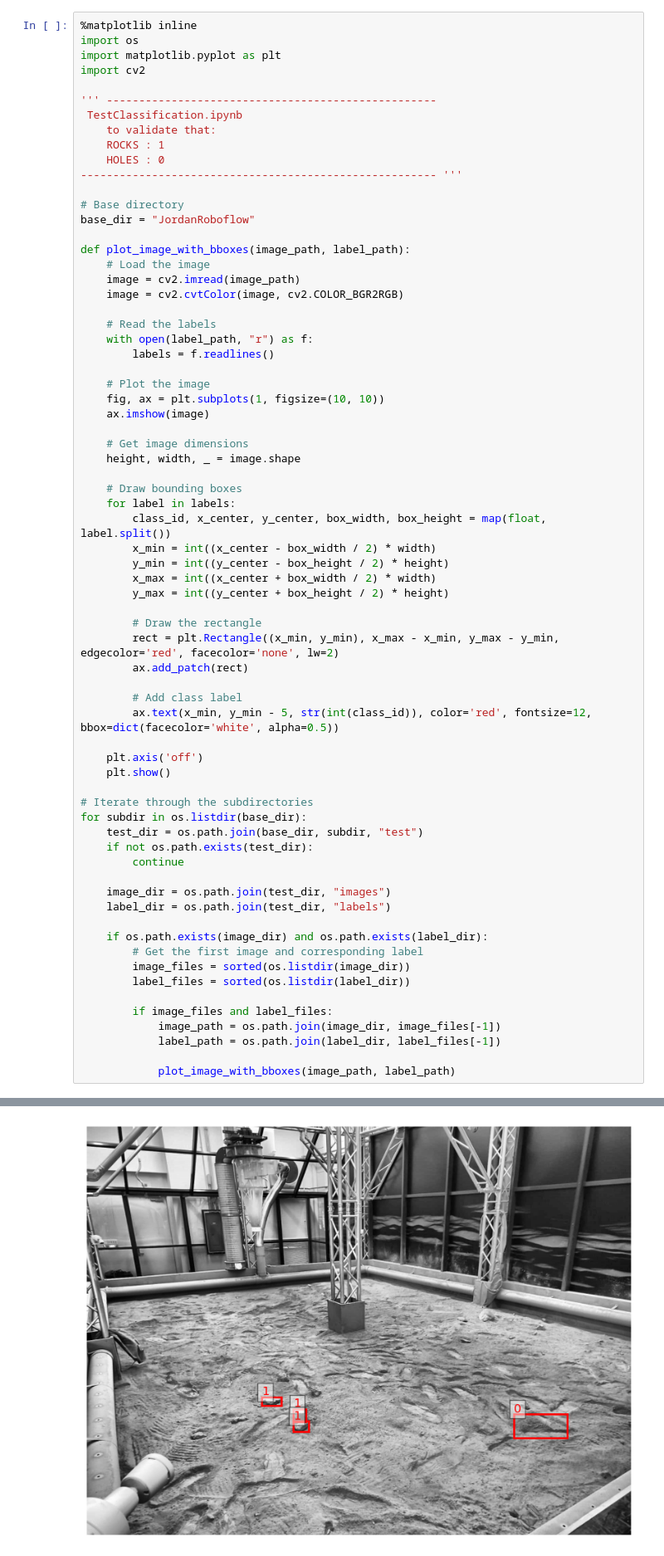
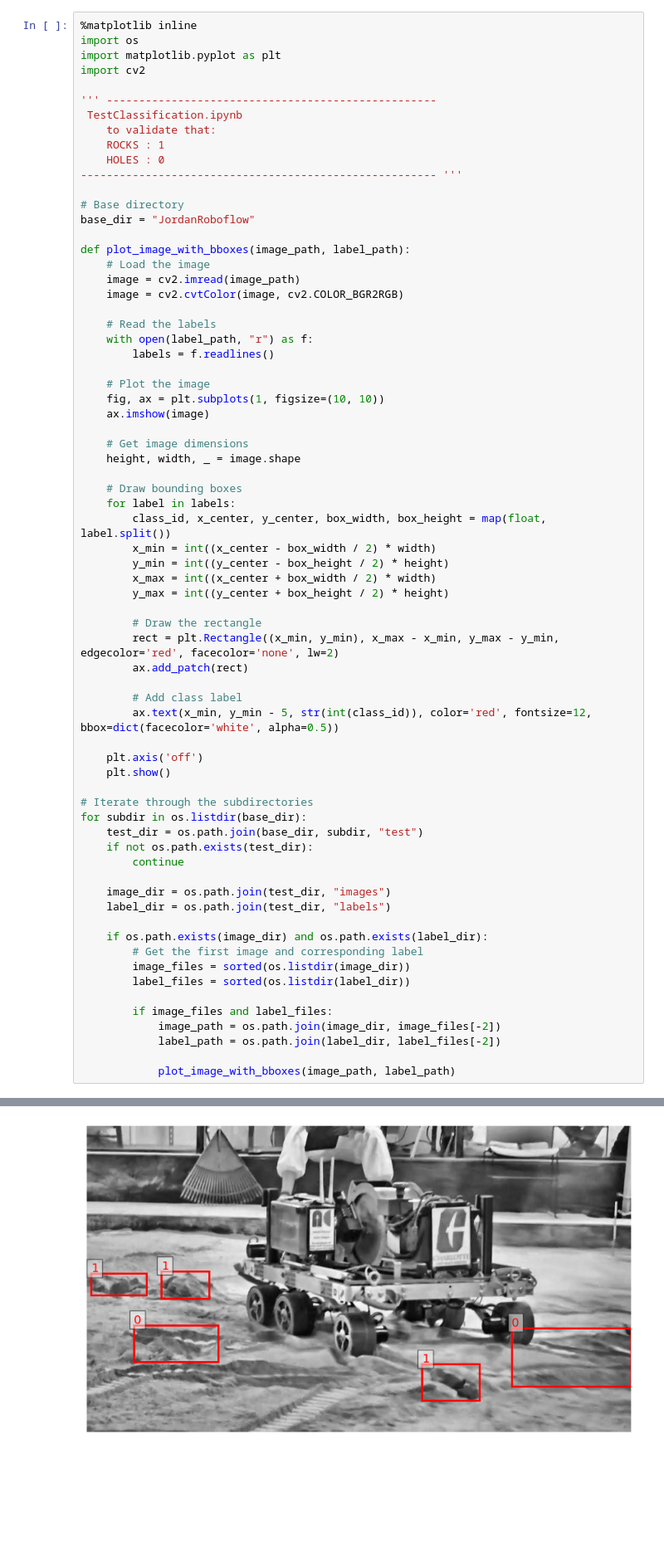
Before and after one commit to ssulunabotics/ObjectDetection, a Jupyter notebook: Data/TestClassification.ipynb, the cells around one changed output, grey strips where cells are left out. Shown at 83% size. Drawn from its saved outputs; the diff is of its cells as text; blank space fills up the shorter version.

```diff
--- a/Data/TestClassification.ipynb
+++ b/Data/TestClassification.ipynb
@@ -63,8 +63,8 @@ for subdir in os.listdir(base_dir):
         label_files = sorted(os.listdir(label_dir))
 
         if image_files and label_files:
-            image_path = os.path.join(image_dir, image_files[-1])
-            label_path = os.path.join(label_dir, label_files[-1])
+            image_path = os.path.join(image_dir, image_files[-2])
+            label_path = os.path.join(label_dir, label_files[-2])
 
             plot_image_with_bboxes(image_path, label_path)
 # %% [output]
@@ -74 +74 @@ for subdir in os.listdir(base_dir):
-[figure, old version]
+[figure, new version]
```
Also changed, not shown: parts of 1 cell of this notebook, 11 other files.
